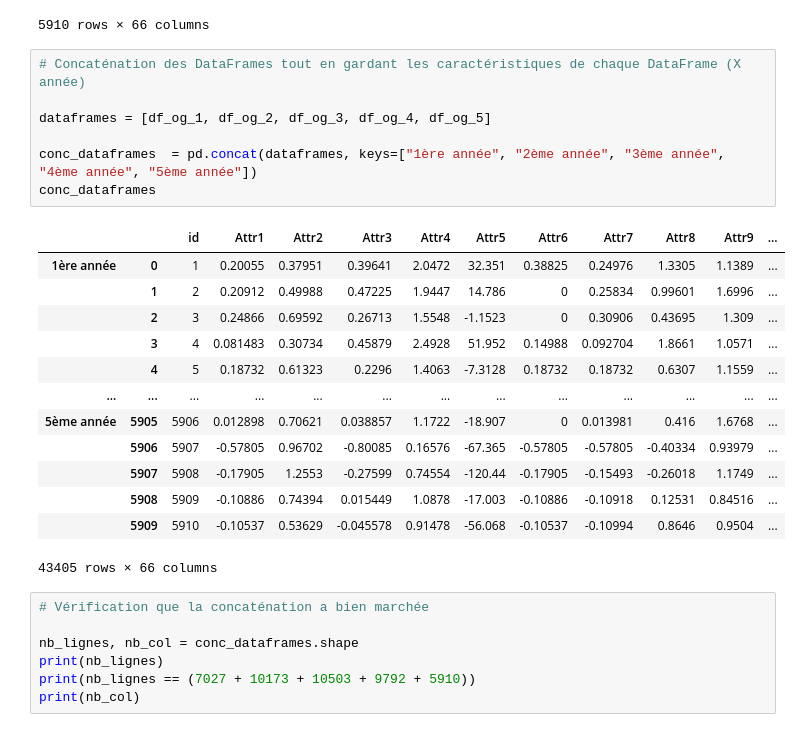
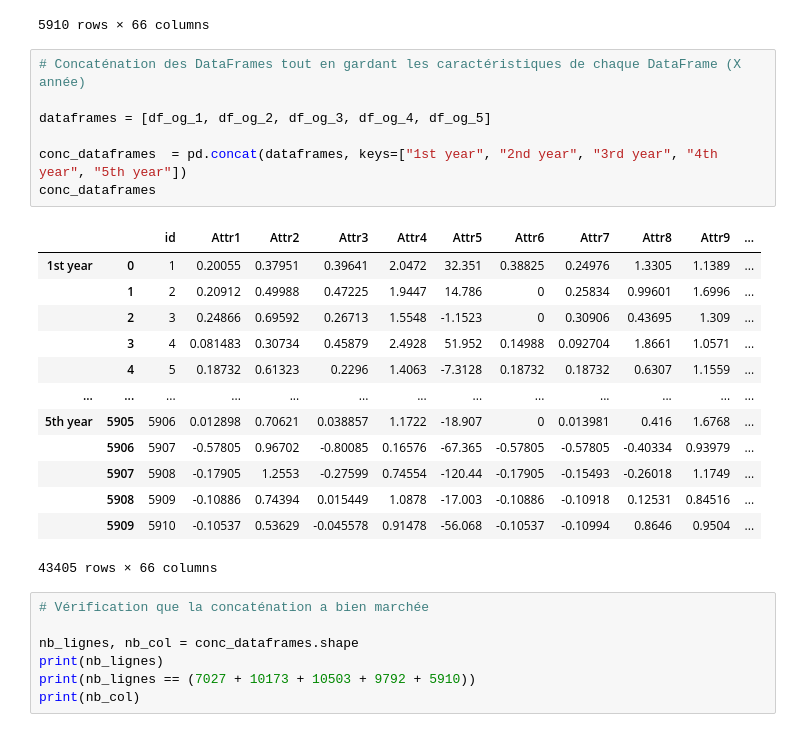
Before and after one commit to axeljoly33/Python_for_Data_Analysis_-_Project, a Jupyter notebook: final_project_python_file.ipynb, the cells around one changed output. Cells and saved outputs as stored; diff of their text form.

```diff
--- a/final_project_python_file.ipynb
+++ b/final_project_python_file.ipynb
@@ -64,19 +64,19 @@ df_og_5
 # %%
 # Concaténation des DataFrames tout en gardant les caractéristiques de chaque DataFrame (X année)
 
 dataframes = [df_og_1, df_og_2, df_og_3, df_og_4, df_og_5]
 
-conc_dataframes  = pd.concat(dataframes, keys=["1ère année", "2ème année", "3ème année", "4ème année", "5ème année"])
+conc_dataframes  = pd.concat(dataframes, keys=["1st year", "2nd year", "3rd year", "4th year", "5th year"])
 conc_dataframes
 # %% [output]
 |  |  | id | Attr1 | Attr2 | Attr3 | Attr4 | Attr5 | Attr6 | Attr7 | Attr8 | Attr9 | ... |
-| 1ère année | 0 | 1 | 0.20055 | 0.37951 | 0.39641 | 2.0472 | 32.351 | 0.38825 | 0.24976 | 1.3305 | 1.1389 | ... |
+| 1st year | 0 | 1 | 0.20055 | 0.37951 | 0.39641 | 2.0472 | 32.351 | 0.38825 | 0.24976 | 1.3305 | 1.1389 | ... |
 |  | 1 | 2 | 0.20912 | 0.49988 | 0.47225 | 1.9447 | 14.786 | 0 | 0.25834 | 0.99601 | 1.6996 | ... |
 |  | 2 | 3 | 0.24866 | 0.69592 | 0.26713 | 1.5548 | -1.1523 | 0 | 0.30906 | 0.43695 | 1.309 | ... |
 |  | 3 | 4 | 0.081483 | 0.30734 | 0.45879 | 2.4928 | 51.952 | 0.14988 | 0.092704 | 1.8661 | 1.0571 | ... |
 |  | 4 | 5 | 0.18732 | 0.61323 | 0.2296 | 1.4063 | -7.3128 | 0.18732 | 0.18732 | 0.6307 | 1.1559 | ... |
 | ... | ... | ... | ... | ... | ... | ... | ... | ... | ... | ... | ... | ... |
-| 5ème année | 5905 | 5906 | 0.012898 | 0.70621 | 0.038857 | 1.1722 | -18.907 | 0 | 0.013981 | 0.416 | 1.6768 | ... |
+| 5th year | 5905 | 5906 | 0.012898 | 0.70621 | 0.038857 | 1.1722 | -18.907 | 0 | 0.013981 | 0.416 | 1.6768 | ... |
 |  | 5906 | 5907 | -0.57805 | 0.96702 | -0.80085 | 0.16576 | -67.365 | -0.57805 | -0.57805 | -0.40334 | 0.93979 | ... |
 |  | 5907 | 5908 | -0.17905 | 1.2553 | -0.27599 | 0.74554 | -120.44 | -0.17905 | -0.15493 | -0.26018 | 1.1749 | ... |
 |  | 5908 | 5909 | -0.10886 | 0.74394 | 0.015449 | 1.0878 | -17.003 | -0.10886 | -0.10918 | 0.12531 | 0.84516 | ... |
```
Also changed, not shown: parts of 7 cells of this notebook, 1 other file.
